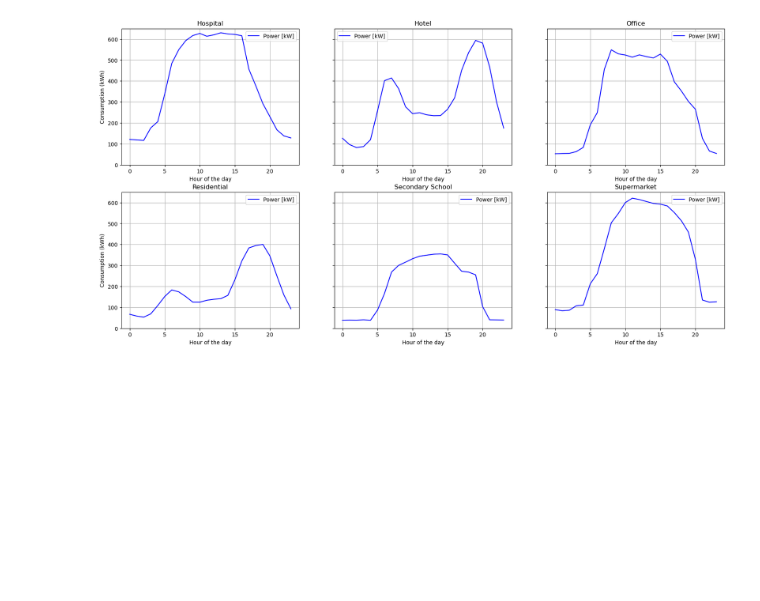
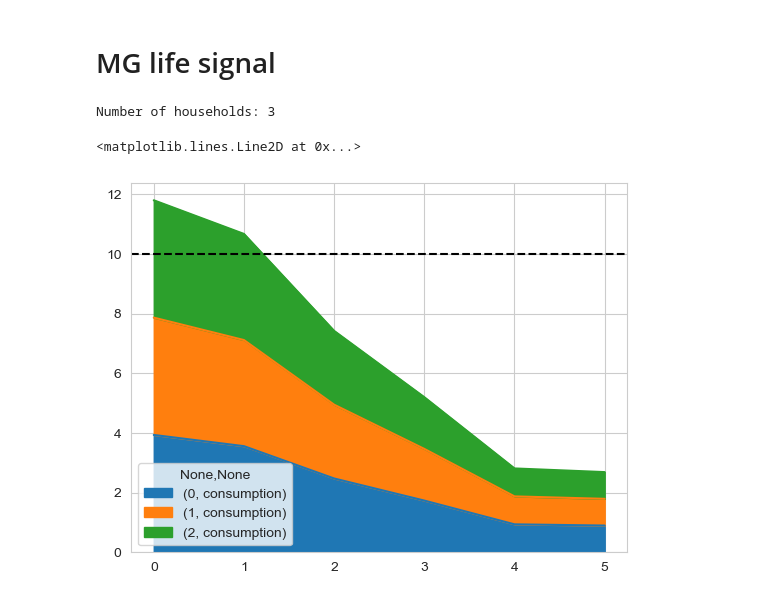
Before and after one commit to paplessix/MLICA-for-elec, a Jupyter notebook: utils/data_viz.ipynb, the cells around one changed output. Cells and saved outputs as stored; diff of their text form; code cells hidden in the pictures; blank space fills up the shorter version.

```diff
--- a/utils/data_viz.ipynb
+++ b/utils/data_viz.ipynb
@@ -81,0 +20,4 @@ def evaluate_network(cfg: dict, seed: int, MicroGrid_instance: str, bidder_id: s
+# %%
+household_path = f"config\experiment{exp_number}\households"
+microgrid_path = f"config\experiment{exp_number}\microgrid\exp{exp_number}_microgrid.json"
+dataset_path = f"config\experiment{exp_number}\dataset"
@@ -203,15 +78,12 @@ plt.show()
-# %%
-import pandas as pd
-import numpy as np
-import matplotlib.pyplot as plt
-import os
-
-fig, ax = plt.subplots(2,3,figsize=(20,10), sharey = True)
-for i, file in enumerate(os.listdir("../data\consumption")):
-    if file.endswith(".csv"):
-        df = pd.read_csv("../data\consumption/"+file)
-        df.groupby(df.index%24).mean().plot( ax= ax[i //3,i%3], color = "b", grid = True, xlabel="Hour of the day", ylabel="Consumption (kWh)", ylim =(0,650))
-        ax[i//3,i%3].set_title(file[10:-4])
-plt.show()
-# %% [output]
-[figure, removed]
+# %% [markdown]
+# MG life signal
+# %%
+print(f"Number of households: {len(MG.households)}")
+# %% [output]
+Number of households: 3
+# %%
+MG.data.loc[:,(slice(None), 'consumption')].plot(kind = "area")
+plt.axhline(MG.grid_connection, color = "black", linestyle = "--")
+# %% [output]
+<matplotlib.lines.Line2D at 0x...>
+[figure, added]
```
Also changed, not shown: parts of 24 cells of this notebook, 12 other files.
